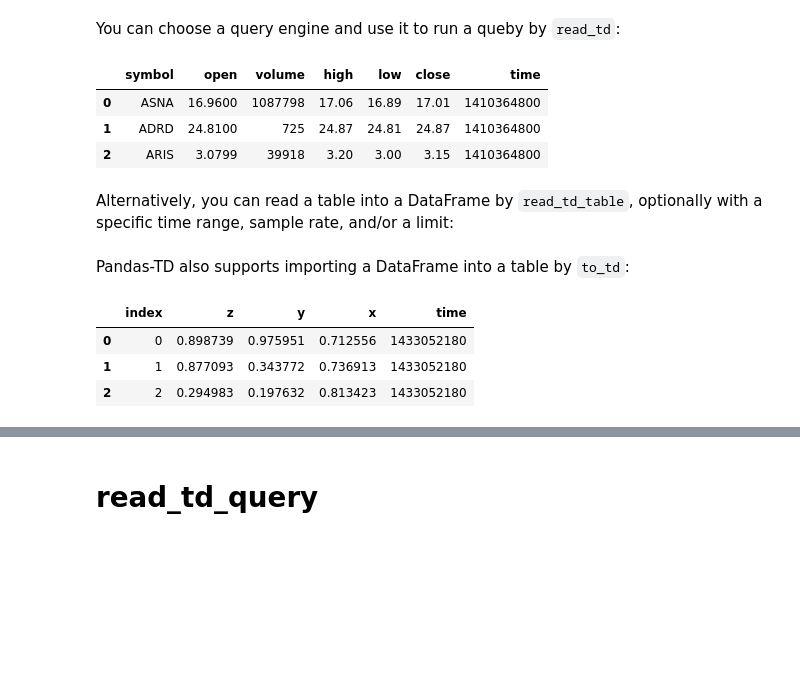
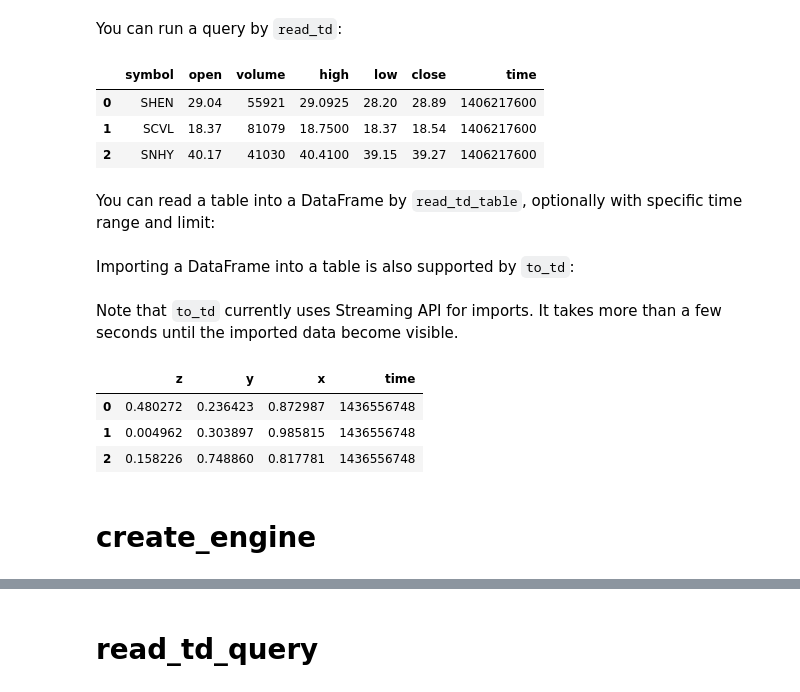
Before and after one commit to treasure-data/pandas-td, a Jupyter notebook: doc/tutorial.ipynb, the cells around one changed output, grey strips where cells are left out. Drawn from its saved outputs; the diff is of its cells as text; code cells hidden in the pictures; blank space fills up the shorter version.

Commit message:
Update tutorial for 0.8

```diff
--- a/doc/tutorial.ipynb
+++ b/doc/tutorial.ipynb
@@ -12,9 +13,11 @@ You can initialize your connection by ``connect``:
 %matplotlib inline
 
 import os
-import numpy as np
-import pandas as pd
 import pandas_td as td
 
-# Initialize connection
+# Set engine type and database, using the default connection
+engine = td.create_engine('presto:sample_datasets')
+
+# Alternatively, initialize a connection explicitly
 con = td.connect(apikey=os.environ['TD_API_KEY'], endpoint='https://api.treasuredata.com/')
+engine = td.create_engine('presto:sample_datasets', con=con)
@@ -37,16 +24,15 @@ con.tables('sample_datasets')
 # %% [markdown]
-You can choose a query engine and use it to run a queby by ``read_td``:
+You can run a query by ``read_td``:
-# %%
-# Select a query engine
-presto = con.query_engine(database='sample_datasets', type='presto')
-
-# Run a query
-td.read_td('select * from nasdaq limit 3', presto)
-# %% [output]
-|  | symbol | open | volume | high | low | close | time |
-| 0 | ASNA | 16.9600 | 1087798 | 17.06 | 16.89 | 17.01 | 1410364800 |
-| 1 | ADRD | 24.8100 | 725 | 24.87 | 24.81 | 24.87 | 1410364800 |
-| 2 | ARIS | 3.0799 | 39918 | 3.20 | 3.00 | 3.15 | 1410364800 |
+# %%
+query = '''
+select * from nasdaq limit 3
+'''
+td.read_td(query, engine)
+# %% [output]
+|  | symbol | open | volume | high | low | close | time |
+| 0 | SHEN | 29.04 | 55921 | 29.0925 | 28.20 | 28.89 | 1406217600 |
+| 1 | SCVL | 18.37 | 81079 | 18.7500 | 18.37 | 18.54 | 1406217600 |
+| 2 | SNHY | 40.17 | 41030 | 40.4100 | 39.15 | 39.27 | 1406217600 |
 # %% [markdown]
-Alternatively, you can read a table into a DataFrame by ``read_td_table``, optionally with a specific time range, sample rate, and/or a limit:
+You can read a table into a DataFrame by ``read_td_table``, optionally with specific time range and limit:
 # %%
@@ -55,5 +43,5 @@ df = td.read_td_table('nasdaq', presto, time_range=('2000-01-01', '2010-01-01'),
 # %% [markdown]
-Pandas-TD also supports importing a DataFrame into a table by ``to_td``:
+Importing a DataFrame into a table is also supported by ``to_td``:
 # %%
 # Create a DataFrame with random values
 df = pd.DataFrame(np.random.rand(3, 3), columns=['x', 'y', 'z'])
@@ -62,9 +51,13 @@ df = pd.DataFrame(np.random.rand(3, 3), columns=['x', 'y', 'z'])
 td.to_td(df, 'tutorial.tut1', con, if_exists='replace', index=False)
+# %% [markdown]
+Note that ``to_td`` currently uses Streaming API for imports.  It takes more than a few seconds until the imported data become visible.
 # %%
-# Check the result
-td.read_td('select * from tutorial.tut1', presto)
+# Check the result after a while
+td.read_td_table('tutorial.tut1', engine)
 # %% [output]
-|  | index | z | y | x | time |
-| 0 | 0 | 0.898739 | 0.975951 | 0.712556 | 1433052180 |
-| 1 | 1 | 0.877093 | 0.343772 | 0.736913 | 1433052180 |
-| 2 | 2 | 0.294983 | 0.197632 | 0.813423 | 1433052180 |
+|  | z | y | x | time |
+| 0 | 0.480272 | 0.236423 | 0.872987 | 1436556748 |
+| 1 | 0.004962 | 0.303897 | 0.985815 | 1436556748 |
+| 2 | 0.158226 | 0.748860 | 0.817781 | 1436556748 |
+# %% [markdown]
+# create_engine
```
Also changed, not shown: parts of 23 cells of this notebook, 2 other files.
